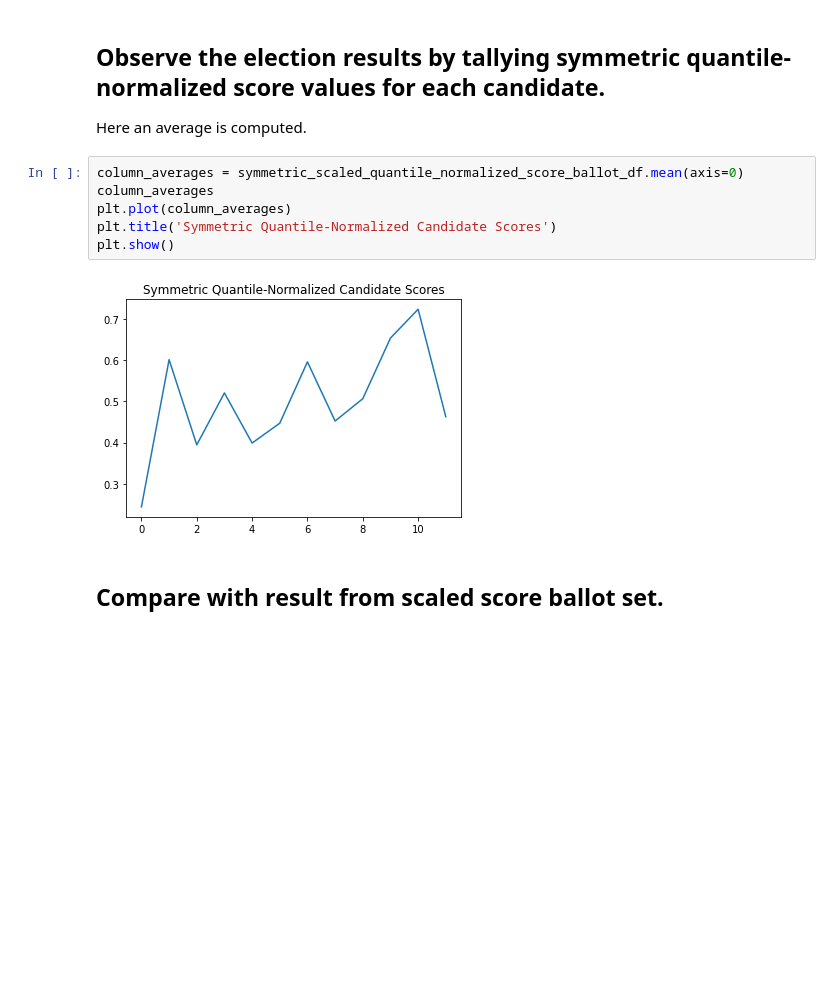
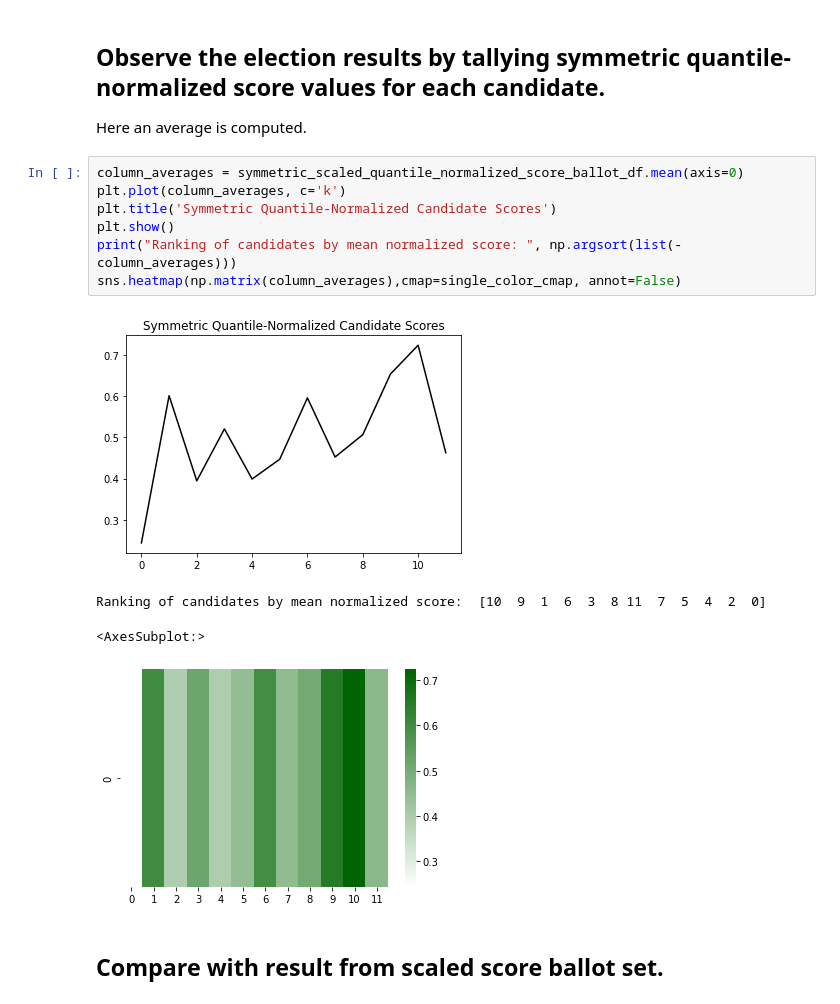
Before and after one commit to cfrankston728/symmetric_quantile-normalized_score, a Jupyter notebook: voting_explorer.ipynb, the cells around one changed output. Cells and saved outputs as stored; diff of their text form; blank space fills up the shorter version.

```diff
--- a/voting_explorer.ipynb
+++ b/voting_explorer.ipynb
@@ -325,12 +325,16 @@ scaled_score_ballot_df
 Here an average is computed.
 # %%
 column_averages = symmetric_scaled_quantile_normalized_score_ballot_df.mean(axis=0)
-column_averages
-plt.plot(column_averages)
+plt.plot(column_averages, c='k')
 plt.title('Symmetric Quantile-Normalized Candidate Scores')
 plt.show()
+print("Ranking of candidates by mean normalized score: ", np.argsort(list(-column_averages)))
+sns.heatmap(np.matrix(column_averages),cmap=single_color_cmap, annot=False)
 # %% [output]
-[figure, old version]
+[figure, new version]
+Ranking of candidates by mean normalized score:  [10  9  1  6  3  8 11  7  5  4  2  0]
+<AxesSubplot:>
+[figure, added]
 # %% [markdown]
 ## Compare with result from scaled score ballot set.
 # %%
```
Also changed, not shown: parts of 2 cells of this notebook.
